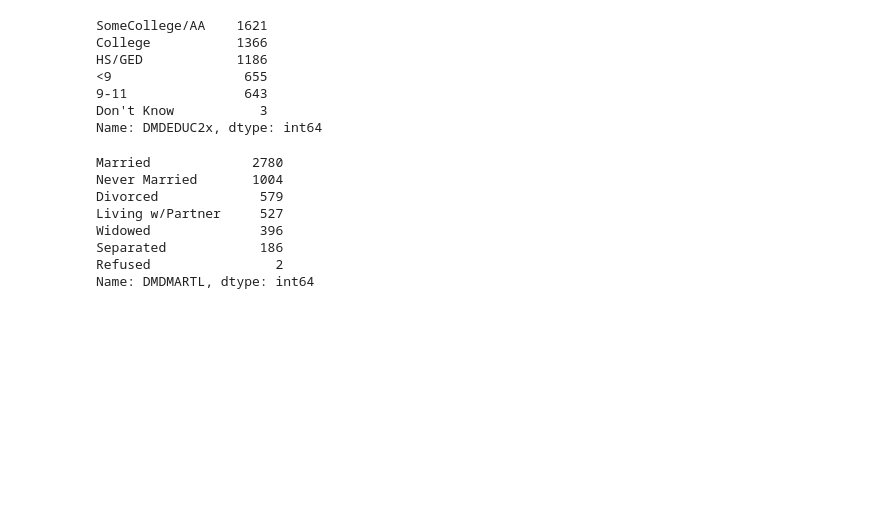
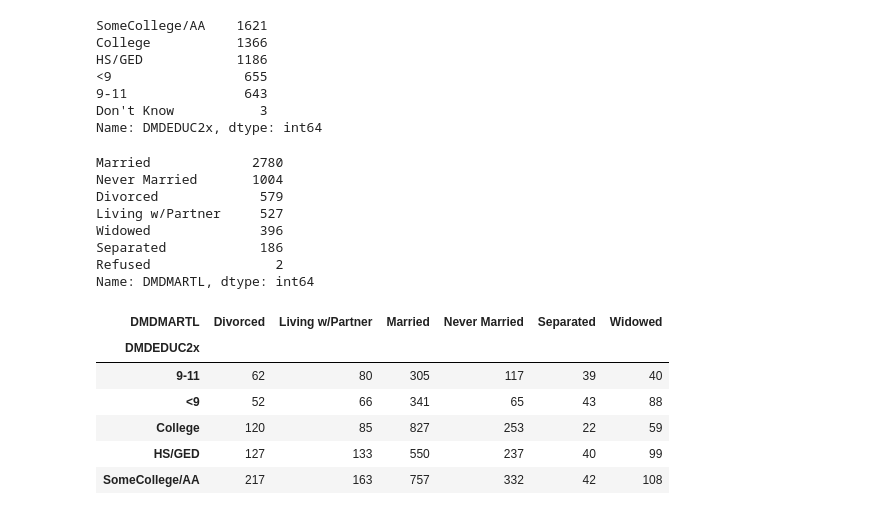
Before and after one commit to arpitsharma27/PythonPractice, a Jupyter notebook: UniversityOf_Michigan_Week3_Nhanes_Multivariate_Analyses.ipynb, the cells around one changed output. Cells and saved outputs as stored; diff of their text form; code cells hidden in the pictures; blank space fills up the shorter version.

```diff
--- a/UniversityOf_Michigan_Week3_Nhanes_Multivariate_Analyses.ipynb
+++ b/UniversityOf_Michigan_Week3_Nhanes_Multivariate_Analyses.ipynb
@@ -124,0 +127,12 @@ Name: DMDMARTL, dtype: int64
+# %%
+#This is by applying filters
+x=pd.crosstab(df.DMDEDUC2x[df.DMDEDUC2x != "Don't Know"],df.DMDMARTLx[df.DMDMARTLx != "Refused"])
+x
+# %% [output]
+| DMDMARTL | Divorced | Living w/Partner | Married | Never Married | Separated | Widowed |
+| DMDEDUC2x |  |  |  |  |  |  |
+| 9-11 | 62 | 80 | 305 | 117 | 39 | 40 |
+| <9 | 52 | 66 | 341 | 65 | 43 | 88 |
+| College | 120 | 85 | 827 | 253 | 22 | 59 |
+| HS/GED | 127 | 133 | 550 | 237 | 40 | 99 |
+| SomeCollege/AA | 217 | 163 | 757 | 332 | 42 | 108 |
```
Also changed, not shown: parts of 3 cells of this notebook.
